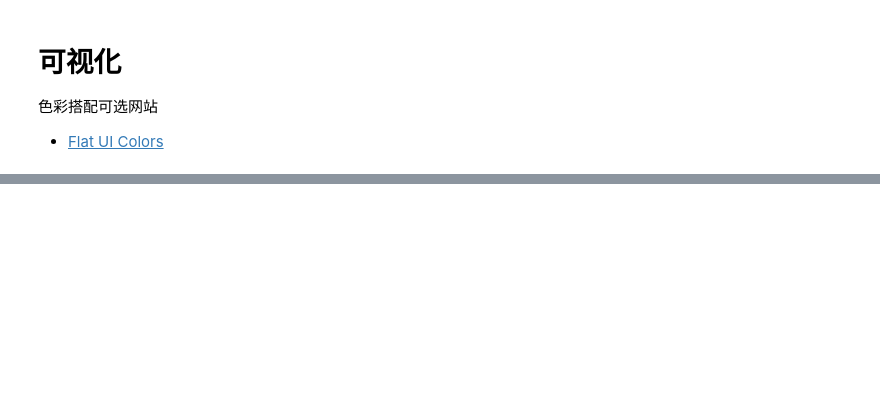
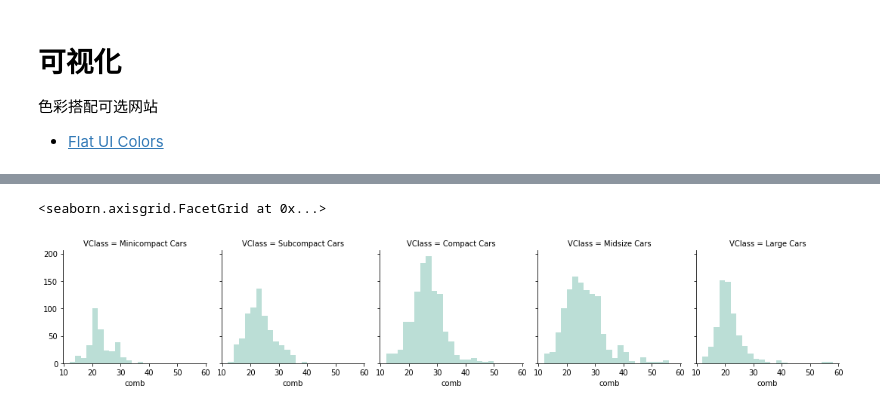
Before and after one commit to DepInjoy/PythonGrammarFoundation, a Jupyter notebook: jupyters/Visualization.ipynb, the cells around one changed output, grey strips where cells are left out. Cells and saved outputs as stored; diff of their text form; code cells hidden in the pictures; blank space fills up the shorter version.

```diff
--- a/jupyters/Visualization.ipynb
+++ b/jupyters/Visualization.ipynb
@@ -5,0 +74,17 @@
+# %%
+step = 2
+bin_edges = np.arange(np.floor(df_fuel_econ["comb"].min()), df_fuel_econ["comb"].max() + step, step)
+'''
+创建分面图表，需要：
+    1. 创建FactGrid对象实例
+    2. 指定要分面的特征
+'''
+g = sns.FacetGrid(data=df_fuel_econ, col = "VClass", \
+                  col_order=['Minicompact Cars', 'Subcompact Cars', 'Compact Cars', 'Midsize Cars', 'Large Cars'])
+'''
+利用map方法，指定每个子集要绘制的图标类型和变量
+'''
+g.map(plt.hist, "comb", bins = bin_edges)
+# %% [output]
+<seaborn.axisgrid.FacetGrid at 0x...>
+[figure, added]
```
Also changed, not shown: parts of 22 cells of this notebook.
